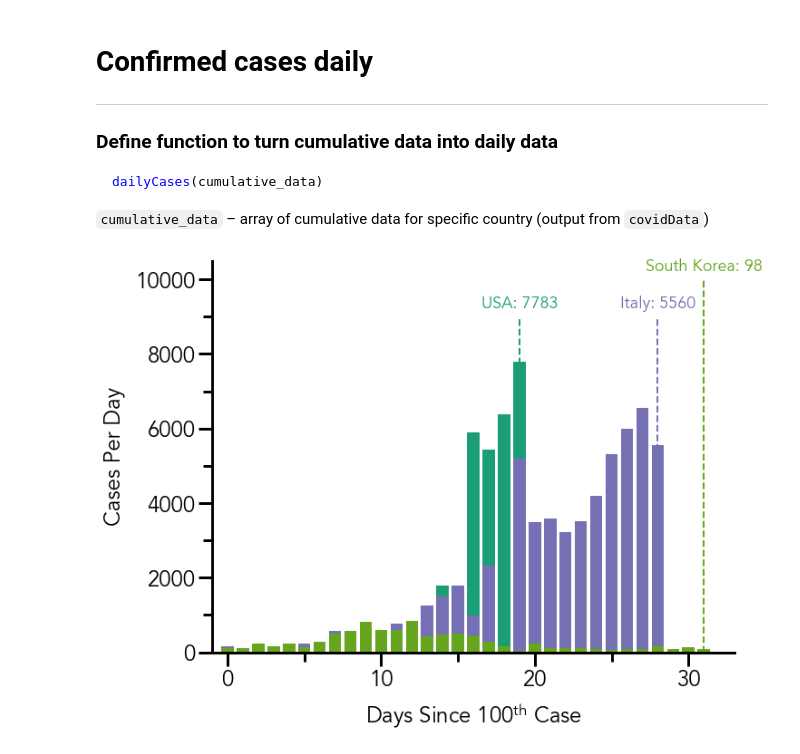
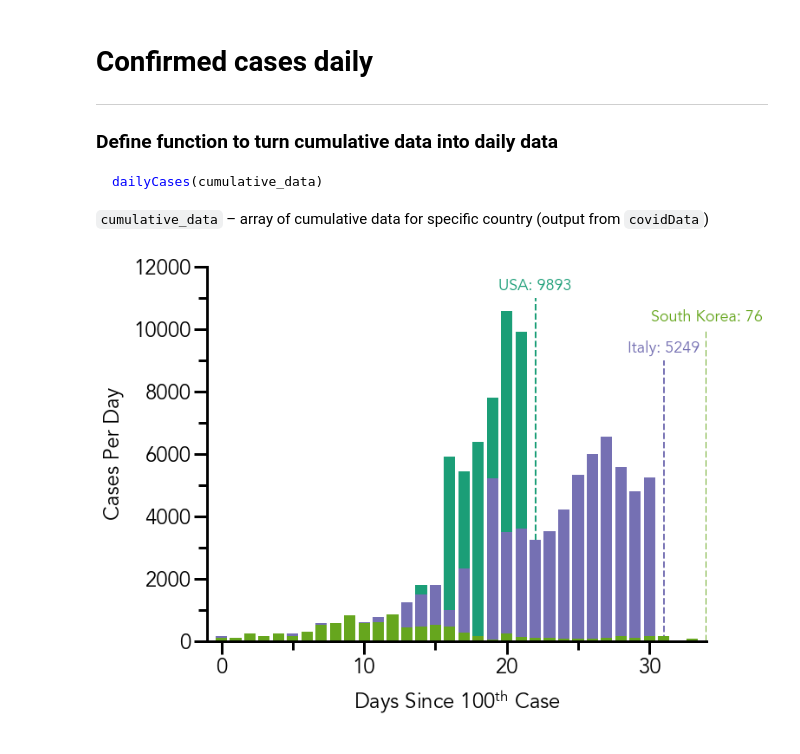
Before and after one commit to naveenv92/covid-19-visualization, a Jupyter notebook: covid_visualization.ipynb, the cells around one changed output. Drawn from its saved outputs; the diff is of its cells as text; code cells hidden in the pictures.

```diff
--- a/covid_visualization.ipynb
+++ b/covid_visualization.ipynb
@@ -12,9 +12,9 @@ import pandas as pd
 from pylab import cm
 # %%
 # Filenames of JHU data
-filename_confirmed = 'https://raw.githubusercontent.com/CSSEGISandData/COVID-19/master/csse_covid_19_data/csse_covid_19_time_series/time_series_19-covid-Confirmed.csv'
+filename_confirmed = 'https://raw.githubusercontent.com/CSSEGISandData/COVID-19/master/csse_covid_19_data/csse_covid_19_time_series/time_series_covid19_confirmed_global.csv'
 filename_recovered = 'https://raw.githubusercontent.com/CSSEGISandData/COVID-19/master/csse_covid_19_data/csse_covid_19_time_series/time_series_19-covid-Recovered.csv'
-filename_deaths = 'https://raw.githubusercontent.com/CSSEGISandData/COVID-19/master/csse_covid_19_data/csse_covid_19_time_series/time_series_19-covid-Deaths.csv'
+filename_deaths = 'https://raw.githubusercontent.com/CSSEGISandData/COVID-19/master/csse_covid_19_data/csse_covid_19_time_series/time_series_covid19_deaths_global.csv'
 # %%
 # Open JHU data files
 data_confirmed = pd.read_csv(filename_confirmed)
@@ -199,39 +202,39 @@ color_bg = '#c6c6c6'
 
 fig = plt.figure(figsize=(8,6), facecolor='white')
 ax = fig.add_axes([0, 0, 1, 1])
 
 ax.spines['top'].set_visible(False)
 ax.spines['right'].set_visible(False)
 
 ax.xaxis.set_tick_params(which='major', size=15, width=3)
 ax.xaxis.set_tick_params(which='minor', size=10, width=3)
 ax.yaxis.set_tick_params(which='major', size=15, width=3)
 ax.yaxis.set_tick_params(which='minor', size=10, width=3)
 
 # Plot country data
 ax.bar(np.arange(0, len(data_usa), 1), dailyCases(data_usa), color=colors(0), zorder=2)
 ax.bar(np.arange(0, len(data_italy), 1), dailyCases(data_italy), color=colors(1), zorder=2)
 ax.bar(np.arange(0, len(data_korea), 1), dailyCases(data_korea), color=colors(2), zorder=2)
 
 # Label latest data
-ax.plot([19, 19], [0, 9000], linestyle='--', linewidth=2, color=colors(0), zorder=1)
-ax.text(19, 9100, 'USA: 7783', ha='center', va='bottom', size=18, color=colors(0))
-ax.plot([28, 28], [0, 9000], linestyle='--', linewidth=2, color=colors(1), zorder=1)
-ax.text(28, 9100, 'Italy: 5560', ha='center', va='bottom', size=18, color=colors(1))
-ax.plot([31, 31], [0, 10000], linestyle='--', linewidth=2, color=colors(2), zorder=1)
-ax.text(31, 10100, 'South Korea: 98', ha='center', va='bottom', size=18, color=colors(2))
+ax.plot([len(data_usa), len(data_usa)], [0, 11000], linestyle='--', linewidth=2, color=colors(0), zorder=1)
+ax.text(len(data_usa), 11100, 'USA: ' + str(dailyCases(data_usa)[-1]), ha='center', va='bottom', size=18, color=colors(0))
+ax.plot([len(data_italy), len(data_italy)], [0, 9000], linestyle='--', linewidth=2, color=colors(1), zorder=1)
+ax.text(len(data_italy), 9100, 'Italy: ' + str(dailyCases(data_italy)[-1]), ha='center', va='bottom', size=18, color=colors(1))
+ax.plot([len(data_korea), len(data_korea)], [0, 10000], linestyle='--', linewidth=2, color=colors(2), zorder=1)
+ax.text(len(data_korea), 10100, 'South Korea: ' + str(dailyCases(data_korea)[-1]), ha='center', va='bottom', size=18, color=colors(2))
 
 ax.xaxis.set_major_locator(mpl.ticker.MultipleLocator(10))
 ax.xaxis.set_minor_locator(mpl.ticker.MultipleLocator(5))
 ax.yaxis.set_major_locator(mpl.ticker.MultipleLocator(2000))
 ax.yaxis.set_minor_locator(mpl.ticker.MultipleLocator(1000))
 
 ax.set_xlabel(u'Days Since 100$\mathregular{^{th}}$ Case', labelpad=10)
 ax.set_ylabel('Cases Per Day', labelpad=10)
 
-ax.set_xlim(-1, 33)
-ax.set_ylim(0, 10500)
+ax.set_xlim(-1, 34)
+ax.set_ylim(0, 12000)
 
 plt.show()
 # %% [output]
-[figure, old version]
+[figure, new version]
```
Also changed, not shown: parts of 2 cells of this notebook.
